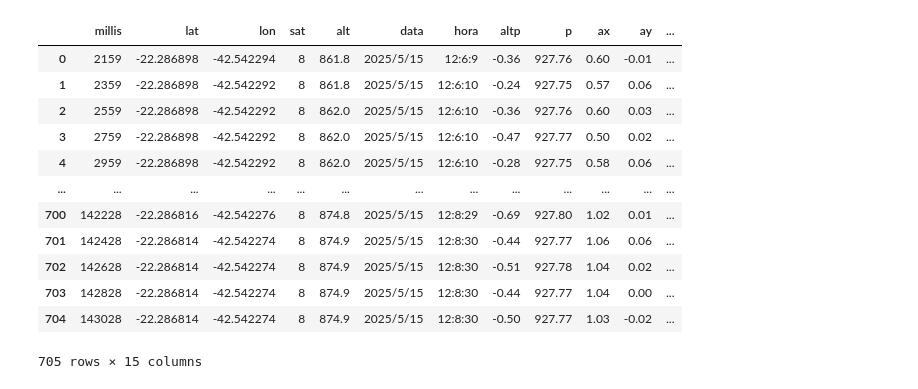
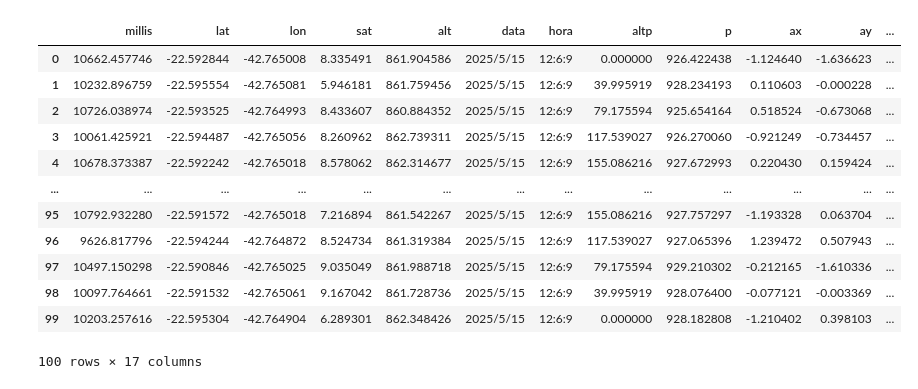
Before and after one commit to SerraRocketry/CDB, a Jupyter notebook: extras/Open csv file/OpenCSV.ipynb, the cells around one changed output. Drawn from its saved outputs; the diff is of its cells as text; code cells hidden in the pictures.

```diff
--- a/extras/Open csv file/OpenCSV.ipynb
+++ b/extras/Open csv file/OpenCSV.ipynb
@@ -3,18 +4,18 @@ import pandas as pd
 # %%
-df = pd.read_csv('12_6_8-Dados.csv')
+df = pd.read_csv('log.csv')
 
 df
 # %% [output]
 |  | millis | lat | lon | sat | alt | data | hora | altp | p | ax | ay | ... |
-| 0 | 2159 | -22.286898 | -42.542294 | 8 | 861.8 | 2025/5/15 | 12:6:9 | -0.36 | 927.76 | 0.60 | -0.01 | ... |
-| 1 | 2359 | -22.286898 | -42.542292 | 8 | 861.8 | 2025/5/15 | 12:6:10 | -0.24 | 927.75 | 0.57 | 0.06 | ... |
-| 2 | 2559 | -22.286898 | -42.542292 | 8 | 862.0 | 2025/5/15 | 12:6:10 | -0.36 | 927.76 | 0.60 | 0.03 | ... |
-| 3 | 2759 | -22.286898 | -42.542292 | 8 | 862.0 | 2025/5/15 | 12:6:10 | -0.47 | 927.77 | 0.50 | 0.02 | ... |
-| 4 | 2959 | -22.286898 | -42.542292 | 8 | 862.0 | 2025/5/15 | 12:6:10 | -0.28 | 927.75 | 0.58 | 0.06 | ... |
+| 0 | 10662.457746 | -22.592844 | -42.765008 | 8.335491 | 861.904586 | 2025/5/15 | 12:6:9 | 0.000000 | 926.422438 | -1.124640 | -1.636623 | ... |
+| 1 | 10232.896759 | -22.595554 | -42.765081 | 5.946181 | 861.759456 | 2025/5/15 | 12:6:9 | 39.995919 | 928.234193 | 0.110603 | -0.000228 | ... |
+| 2 | 10726.038974 | -22.593525 | -42.764993 | 8.433607 | 860.884352 | 2025/5/15 | 12:6:9 | 79.175594 | 925.654164 | 0.518524 | -0.673068 | ... |
+| 3 | 10061.425921 | -22.594487 | -42.765056 | 8.260962 | 862.739311 | 2025/5/15 | 12:6:9 | 117.539027 | 926.270060 | -0.921249 | -0.734457 | ... |
+| 4 | 10678.373387 | -22.592242 | -42.765018 | 8.578062 | 862.314677 | 2025/5/15 | 12:6:9 | 155.086216 | 927.672993 | 0.220430 | 0.159424 | ... |
 | ... | ... | ... | ... | ... | ... | ... | ... | ... | ... | ... | ... | ... |
-| 700 | 142228 | -22.286816 | -42.542276 | 8 | 874.8 | 2025/5/15 | 12:8:29 | -0.69 | 927.80 | 1.02 | 0.01 | ... |
-| 701 | 142428 | -22.286814 | -42.542274 | 8 | 874.9 | 2025/5/15 | 12:8:30 | -0.44 | 927.77 | 1.06 | 0.06 | ... |
-| 702 | 142628 | -22.286814 | -42.542274 | 8 | 874.9 | 2025/5/15 | 12:8:30 | -0.51 | 927.78 | 1.04 | 0.02 | ... |
-| 703 | 142828 | -22.286814 | -42.542274 | 8 | 874.9 | 2025/5/15 | 12:8:30 | -0.44 | 927.77 | 1.04 | 0.00 | ... |
-| 704 | 143028 | -22.286814 | -42.542274 | 8 | 874.9 | 2025/5/15 | 12:8:30 | -0.50 | 927.77 | 1.03 | -0.02 | ... |
+| 95 | 10792.932280 | -22.591572 | -42.765018 | 7.216894 | 861.542267 | 2025/5/15 | 12:6:9 | 155.086216 | 927.757297 | -1.193328 | 0.063704 | ... |
+| 96 | 9626.817796 | -22.594244 | -42.764872 | 8.524734 | 861.319384 | 2025/5/15 | 12:6:9 | 117.539027 | 927.065396 | 1.239472 | 0.507943 | ... |
+| 97 | 10497.150298 | -22.590846 | -42.765025 | 9.035049 | 861.988718 | 2025/5/15 | 12:6:9 | 79.175594 | 929.210302 | -0.212165 | -1.610336 | ... |
+| 98 | 10097.764661 | -22.591532 | -42.765061 | 9.167042 | 861.728736 | 2025/5/15 | 12:6:9 | 39.995919 | 928.076400 | -0.077121 | -0.003369 | ... |
+| 99 | 10203.257616 | -22.595304 | -42.764904 | 6.289301 | 862.348426 | 2025/5/15 | 12:6:9 | 0.000000 | 928.182808 | -1.210402 | 0.398103 | ... |
-705 rows × 15 columns
+100 rows × 17 columns
```
Also changed, not shown: parts of 8 cells of this notebook, 7 other files.
